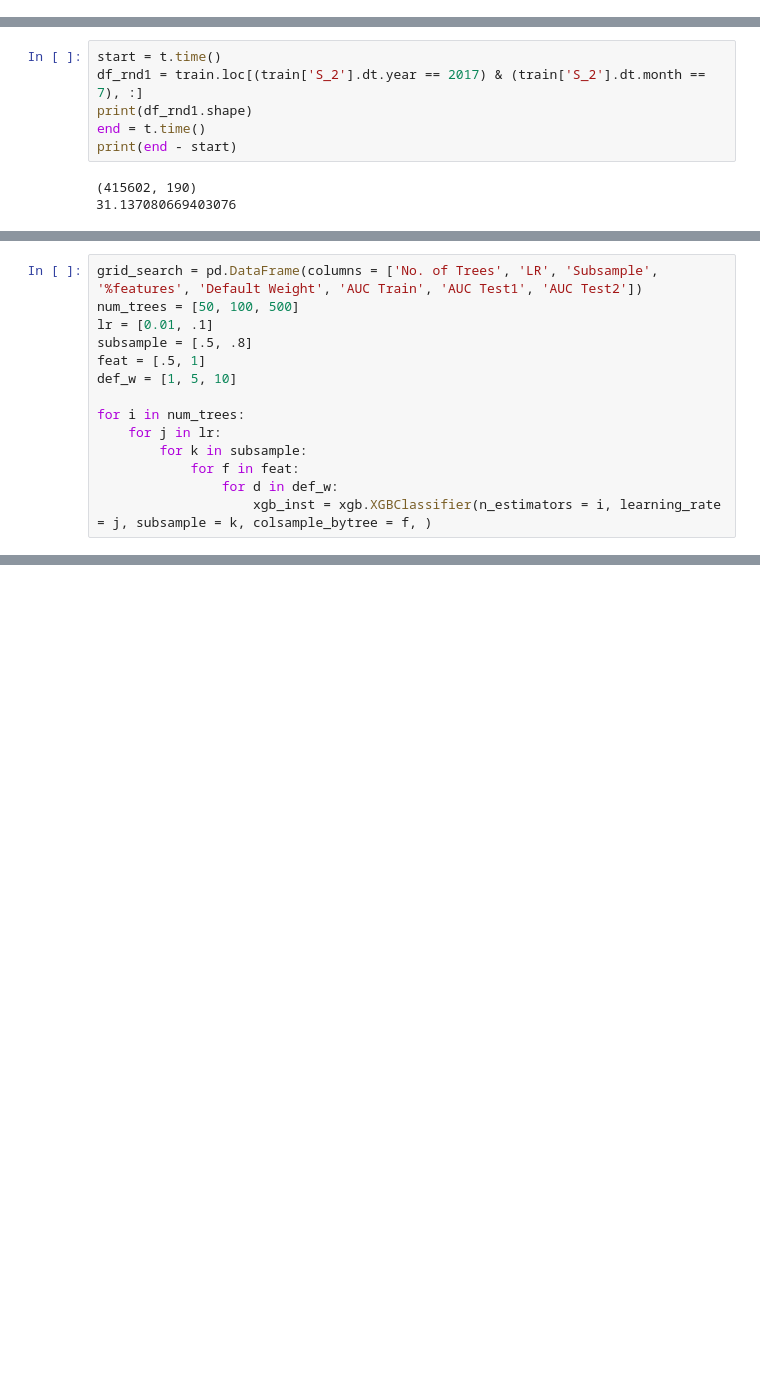
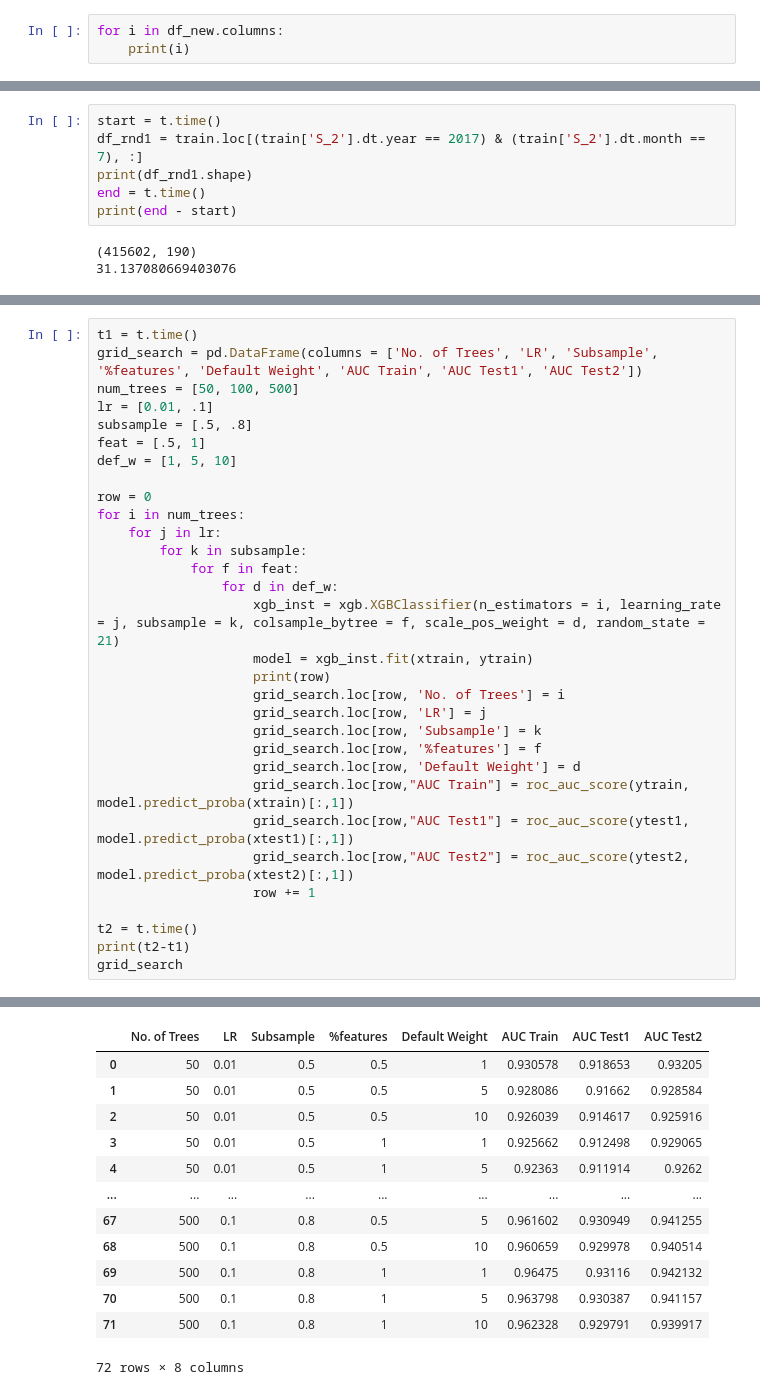
Before and after one commit to Shritej24c/Credit-Default-Pred, a Jupyter notebook: XGB.ipynb, the cells around one changed output, grey strips where cells are left out. Saved outputs shown, nothing was run; the diff lists cells and outputs as text; blank space fills up the shorter version.

```diff
--- a/XGB.ipynb
+++ b/XGB.ipynb
@@ -129,0 +245,3 @@ df_new.to_csv('final_df.csv')
+# %%
+for i in df_new.columns:
+    print(i)
@@ -256,4 +425,5 @@ df_ts2 = df.loc[ (df_new['S_2'] >= '2018-02'), :]
 # %%
+t1 = t.time()
 grid_search = pd.DataFrame(columns = ['No. of Trees', 'LR', 'Subsample', '%features', 'Default Weight', 'AUC Train', 'AUC Test1', 'AUC Test2'])
 num_trees = [50, 100, 500]
 lr = [0.01, .1]
@@ -261,9 +431,26 @@ subsample = [.5, .8]
 feat = [.5, 1]
 def_w = [1, 5, 10]
 
+row = 0
 for i in num_trees:
     for j in lr:
         for k in subsample:
             for f in feat:
                 for d in def_w:
-                    xgb_inst = xgb.XGBClassifier(n_estimators = i, learning_rate = j, subsample = k, colsample_bytree = f, )
+                    xgb_inst = xgb.XGBClassifier(n_estimators = i, learning_rate = j, subsample = k, colsample_bytree = f, scale_pos_weight = d, random_state = 21)
+                    model = xgb_inst.fit(xtrain, ytrain)
+                    print(row)
+                    grid_search.loc[row, 'No. of Trees'] = i
+                    grid_search.loc[row, 'LR'] = j
+                    grid_search.loc[row, 'Subsample'] = k
+                    grid_search.loc[row, '%features'] = f
+                    grid_search.loc[row, 'Default Weight'] = d
+                    grid_search.loc[row,"AUC Train"] = roc_auc_score(ytrain, model.predict_proba(xtrain)[:,1])
+                    grid_search.loc[row,"AUC Test1"] = roc_auc_score(ytest1, model.predict_proba(xtest1)[:,1])
+                    grid_search.loc[row,"AUC Test2"] = roc_auc_score(ytest2, model.predict_proba(xtest2)[:,1])
+                    row += 1
+
+t2 = t.time()
+print(t2-t1)
+grid_search
+# %% [output]
@@ -269,0 +474,13 @@ for i in num_trees:
+|  | No. of Trees | LR | Subsample | %features | Default Weight | AUC Train | AUC Test1 | AUC Test2 |
+| 0 | 50 | 0.01 | 0.5 | 0.5 | 1 | 0.930578 | 0.918653 | 0.93205 |
+| 1 | 50 | 0.01 | 0.5 | 0.5 | 5 | 0.928086 | 0.91662 | 0.928584 |
+| 2 | 50 | 0.01 | 0.5 | 0.5 | 10 | 0.926039 | 0.914617 | 0.925916 |
+| 3 | 50 | 0.01 | 0.5 | 1 | 1 | 0.925662 | 0.912498 | 0.929065 |
+| 4 | 50 | 0.01 | 0.5 | 1 | 5 | 0.92363 | 0.911914 | 0.9262 |
+| ... | ... | ... | ... | ... | ... | ... | ... | ... |
+| 67 | 500 | 0.1 | 0.8 | 0.5 | 5 | 0.961602 | 0.930949 | 0.941255 |
+| 68 | 500 | 0.1 | 0.8 | 0.5 | 10 | 0.960659 | 0.929978 | 0.940514 |
+| 69 | 500 | 0.1 | 0.8 | 1 | 1 | 0.96475 | 0.93116 | 0.942132 |
+| 70 | 500 | 0.1 | 0.8 | 1 | 5 | 0.963798 | 0.930387 | 0.941157 |
+| 71 | 500 | 0.1 | 0.8 | 1 | 10 | 0.962328 | 0.929791 | 0.939917 |
+72 rows × 8 columns
```
Also changed, not shown: parts of 55 cells of this notebook.
